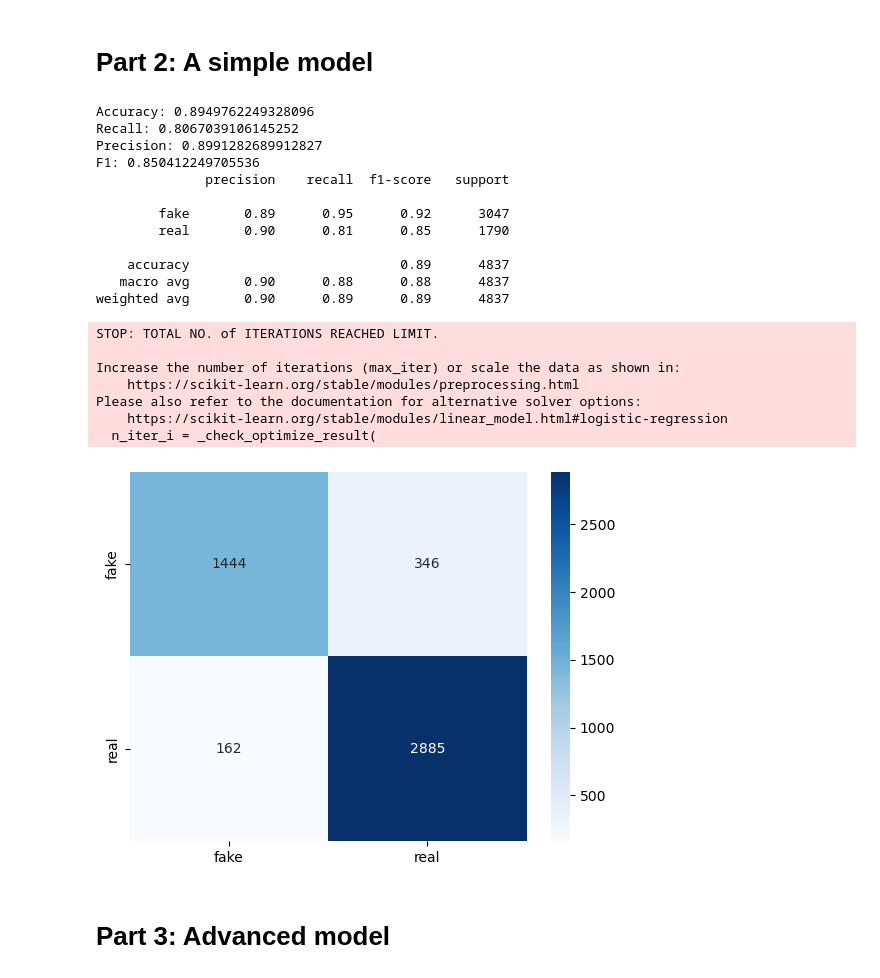
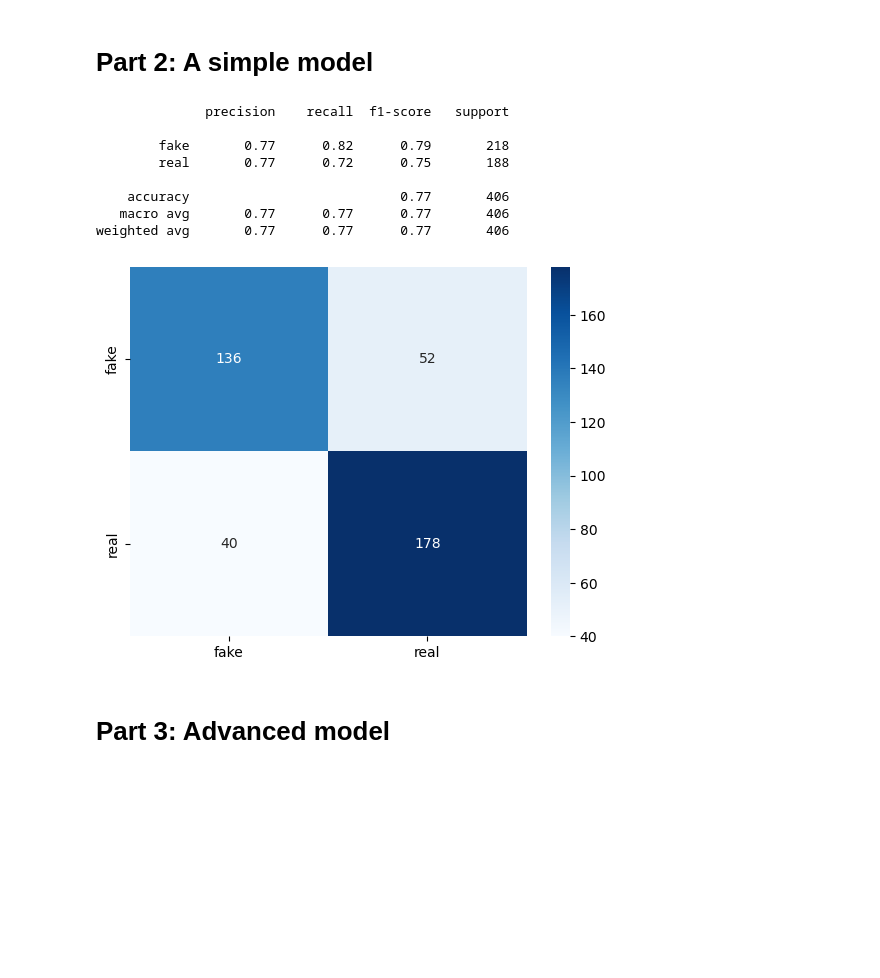
Before and after one commit to BogiSyderbo/FakeNewsProject, a Jupyter notebook: FakeNewsProject.ipynb, the cells around one changed output. Saved outputs shown, nothing was run; the diff lists cells and outputs as text; code cells hidden in the pictures; blank space fills up the shorter version.

Commit message:
advanced models

```diff
--- a/FakeNewsProject.ipynb
+++ b/FakeNewsProject.ipynb
@@ -169,7 +181,7 @@ dfcpy = df.copy()
 
 
 # label is 1 if the article is fake, 0 if the article is reliable
-dfcpy['label'] = dfcpy['type'].map({'fake': 1, 'conspiracy': 1, 'junksci': 1, 'clickbait': 0, 'political': 0, 'reliable': 0})
+dfcpy['label'] = dfcpy['type'].map({'fake': 1, 'conspiracy': 1, 'junksci': 1, 'bias': 1, 'clickbait': 0, 'political': 0, 'reliable': 0})
 dfcpy = dfcpy.dropna(subset=['label'])
 dfcpy['label'] = dfcpy['label'].astype(int)
 
@@ -192,9 +204,9 @@ grouped_type = dfcpy['label'].value_counts()
 grouped_type = grouped_type / grouped_type.sum() * 100
 
 # make a bar plot with percentages on bars
-plt.bar([0, 1], grouped_type, tick_label=['Fake', 'Reliable'], color=['red', 'blue'])
-plt.text(0, grouped_type[1], f'{grouped_type[1]:.2f}%', ha='center', va='bottom')
-plt.text(1, grouped_type[0], f'{grouped_type[0]:.2f}%', ha='center', va='bottom')
+plt.bar([0, 1], grouped_type, tick_label=['Reliable', 'Fake'], color=['blue', 'red'])
+plt.text(0, grouped_type[0], f'{grouped_type[0]:.2f}%', ha='center', va='bottom')
+plt.text(1, grouped_type[1], f'{grouped_type[1]:.2f}%', ha='center', va='bottom')
 plt.xlabel('Article Type')
 plt.ylabel('Percentage')
 plt.title('Percentage Distribution of Reliable vs. Fake Articles')
@@ -212,62 +224,40 @@ Name: tokenized, dtype: object
 # Part 2: A simple model
 # %%
 import pandas as pd
+import numpy as np
 from sklearn.linear_model import LogisticRegression
 from sklearn.feature_extraction.text import TfidfVectorizer
 import sklearn.metrics as metrics
 from sklearn.preprocessing import StandardScaler
+from sklearn.pipeline import Pipeline
 
+X_train = x_train.apply(lambda x: np.str_(x))
+X_val = x_val.apply(lambda x: np.str_(x))
 # scaling the data
-scaler = StandardScaler(with_mean=False)
+model = Pipeline([("tfidf", TfidfVectorizer()),
+                ("scaler", StandardScaler(with_mean=False)),
+                ("log_reg", LogisticRegression())])
 
-vectorizer = TfidfVectorizer()
-X_train_vectorized = vectorizer.fit_transform(x_train)
-X_test_vectorized = vectorizer.transform(x_test)
-x_val_vectorized = vectorizer.transform(x_val)
-
-model = LogisticRegression(random_state=42, max_iter=10000)
-model.fit(X_train_vectorized, y_train)
-y_pred = model.predict(x_val_vectorized)
-
-# scoring the model
-accuracy_score = metrics.accuracy_score(y_val, y_pred)
-recall_score = metrics.recall_score(y_val, y_pred, average='binary', zero_division=0, pos_label=1)
-precision_score = metrics.precision_score(y_val, y_pred, average='binary', zero_division=0, pos_label=1)
-f1_score = metrics.f1_score(y_val, y_pred, average='binary', zero_division=0, pos_label=1)
-
-print(f"Accuracy: {accuracy_score}")
-print(f"Recall: {recall_score}")
-print(f"Precision: {precision_score}")
-print(f"F1: {f1_score}")
+model.fit(x_train, y_train)
+y_pred = model.predict(x_val)
 
 # confusion matrix
 confusion_matrix = metrics.confusion_matrix(y_val, y_pred, labels=[1, 0])
 sns.heatmap(confusion_matrix, annot=True, fmt='g', cmap='Blues', xticklabels=['fake', 'real'], yticklabels=['fake', 'real'])
 
 # classification report
 classification_report = metrics.classification_report(y_val, y_pred, target_names = ['fake', 'real'], zero_division=0)
 print(classification_report)
 # %% [output]
-Accuracy: 0.8949762249328096
-Recall: 0.8067039106145252
-Precision: 0.8991282689912827
-F1: 0.850412249705536
               precision    recall  f1-score   support
 
-        fake       0.89      0.95      0.92      3047
-        real       0.90      0.81      0.85      1790
+        fake       0.77      0.82      0.79       218
+        real       0.77      0.72      0.75       188
 
-    accuracy                           0.89      4837
-   macro avg       0.90      0.88      0.88      4837
-weighted avg       0.90      0.89      0.89      4837
+    accuracy                           0.77       406
+   macro avg       0.77      0.77      0.77       406
+weighted avg       0.77      0.77      0.77       406
-STOP: TOTAL NO. of ITERATIONS REACHED LIMIT.
-
-Increase the number of iterations (max_iter) or scale the data as shown in:
-    https://scikit-learn.org/stable/modules/preprocessing.html
-Please also refer to the documentation for alternative solver options:
-    https://scikit-learn.org/stable/modules/linear_model.html#logistic-regression
-  n_iter_i = _check_optimize_result(
-[figure, old version]
+[figure, new version]
 # %% [markdown]
 # Part 3: Advanced model
 # %% [markdown]
```
Also changed, not shown: parts of 34 cells of this notebook.
